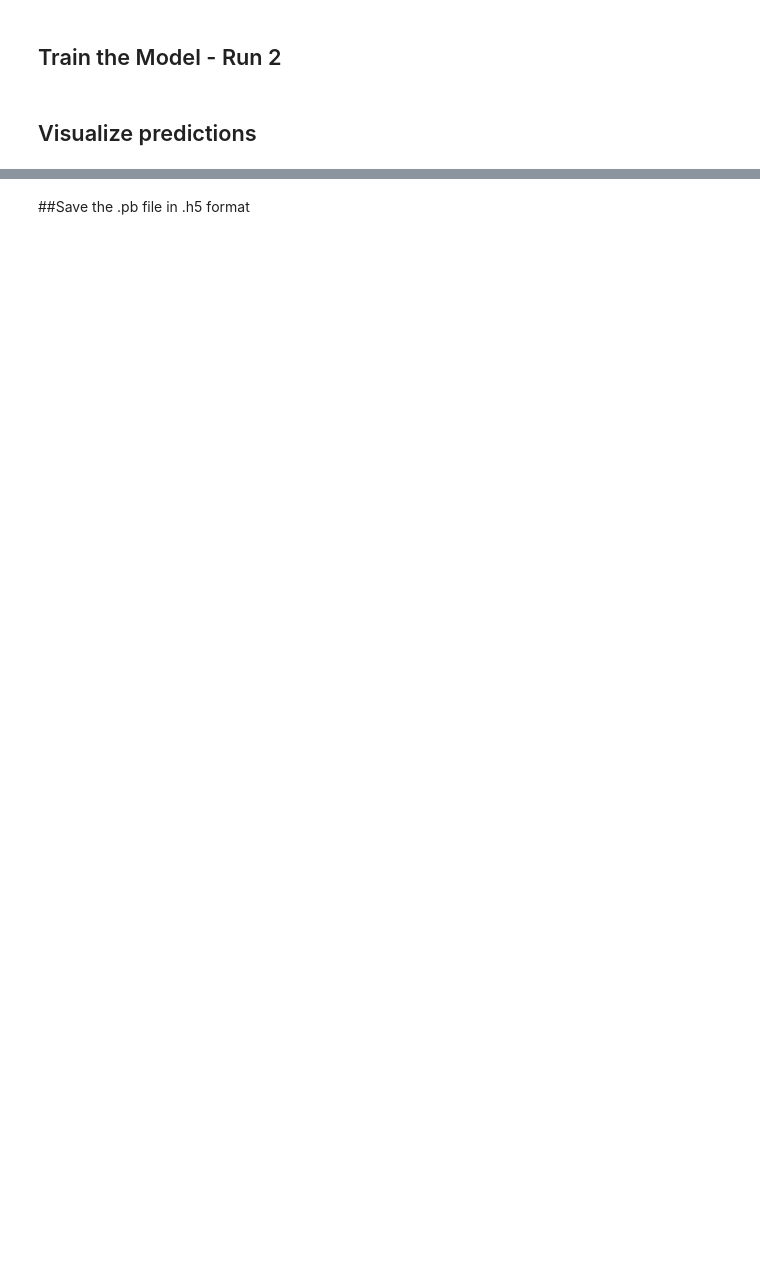
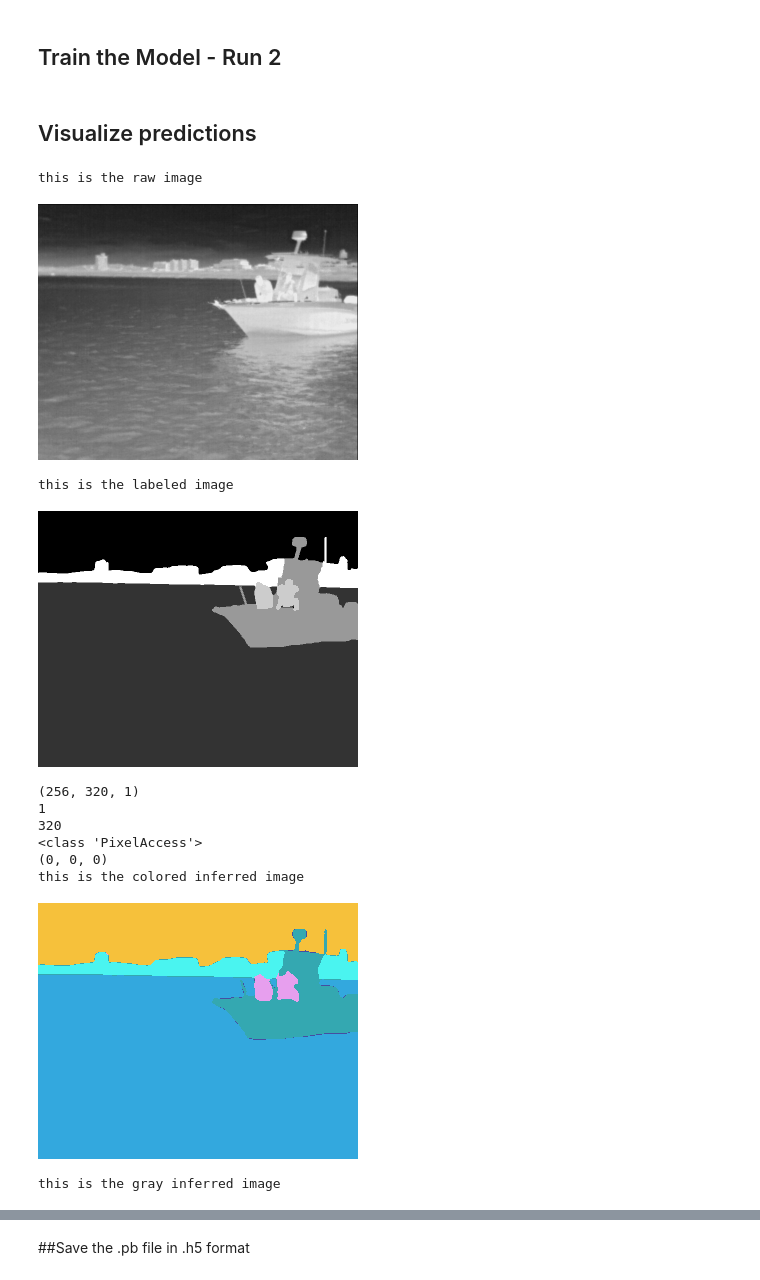
Before and after one commit to ssnirgudkar/UNet, a Jupyter notebook: IR_7classes_Unet_Final.ipynb, the cells around one changed output, grey strips where cells are left out. Saved outputs shown, nothing was run; the diff lists cells and outputs as text; code cells hidden in the pictures; blank space fills up the shorter version.

```diff
--- a/IR_7classes_Unet_Final.ipynb
+++ b/IR_7classes_Unet_Final.ipynb
@@ -81,7 +72,7 @@ input_dir = "/content/drive/MyDrive/IRImageTrainingDataset/ir_train_images_resiz
 target_dir = "/content/drive/MyDrive/IRImageTrainingDataset/ir_train_masks_resized_relabeled_291_images" # directory containing segmented images
 '''
 
-input_dir = "/content/drive/MyDrive/IRImages_3classes_UNet" # directory containing 8000 IR input images
+input_dir = "/content/drive/MyDrive/IRImages_7classes_unet" # directory containing 8000 IR input images
 target_dir = "/content/drive/MyDrive/IRImages_7classes_masks_unet" # directory containing 8000 segmented IR images
 
 img_size = (256, 320) #it's height and width. it's a 1/2 sized image from the original image from segment.ai
@@ -107,6 +98,7 @@ target_img_paths = sorted(
 
 #prints how many files are in the batch
 print("Number of samples:", len(input_img_paths))
+print("Number of samples:", len(target_img_paths))
 
 #prints the name of 10 sets of input and labeled file
 for input_path, target_path in zip(input_img_paths[:10], target_img_paths[:10]):
@@ -360,8 +402,8 @@ from PIL import ImageOps
 
 #val_gen = OxfordPets(batch_size, img_size, val_input_img_paths, val_target_img_paths)
 #val_input_img_paths_test = ['/content/drive/MyDrive/poorlighting_brightlight_resized/1603208980.690948_resized.png']
-val_input_img_paths_test = ['/content/drive/MyDrive/Inferences/2021-07-28/1571161476.414535.png']
-val_target_img_paths_test = ['/content/drive/MyDrive/IRImageInferenceDataset/IR-labeled-image/1622942984.171934_label_ground-truth_resized_relabeled_to3wasrclasses.png']
+val_input_img_paths_test = ['/content/drive/MyDrive/IRImages_7classes_unet/1571161440.714693_1_2.png']
+val_target_img_paths_test = ['/content/drive/MyDrive/IRImages_7classes_masks_unet/1571161440.714693_1_2.png']
 
 
 #print(type(val_input_img_paths_test))
@@ -390,33 +432,46 @@ def display_mask(i):
     print(type(pixels))
     print(pixels[0,0])
     for j_, j in enumerate(mask[:, :, 0]):
         #print (j_, j)
         for k_, k in enumerate(j):
               #print(k_, k)
               if k < num_classes:
                   pixels[k_,j_] = label_colours[k]
     output = np.array(img1)
 
     print("this is the colored inferred image")
     display(img1)
 
 
     print("this is the gray inferred image")
     img = PIL.ImageOps.autocontrast(keras.preprocessing.image.array_to_img(mask))
     display(img)
 
 
 # Display results for validation image #40. it uses val_inpit_images. so will only pick from the ones that we have kept for validation.
 i = 0
 
 # Display input image
 print("this is the raw image")
 display(Image(filename=val_input_img_paths_test[i]))
 
 # Display ground-truth target mask
-#print("this is the labeled image")
-#img = PIL.ImageOps.autocontrast(load_img(val_target_img_paths_test[i]))
-#display(img)
+print("this is the labeled image")
+img = PIL.ImageOps.autocontrast(load_img(val_target_img_paths_test[i]))
+display(img)
 
 # Display mask predicted by our model
 display_mask(i)  # Note that the model only sees inputs at 150x150.
+# %% [output]
+this is the raw image
+[figure, added]
+this is the labeled image
+[figure, added]
+(256, 320, 1)
+1
+320
+<class 'PixelAccess'>
+(0, 0, 0)
+this is the colored inferred image
+[figure, added]
+this is the gray inferred image
```
Also changed, not shown: parts of 7 cells of this notebook.
